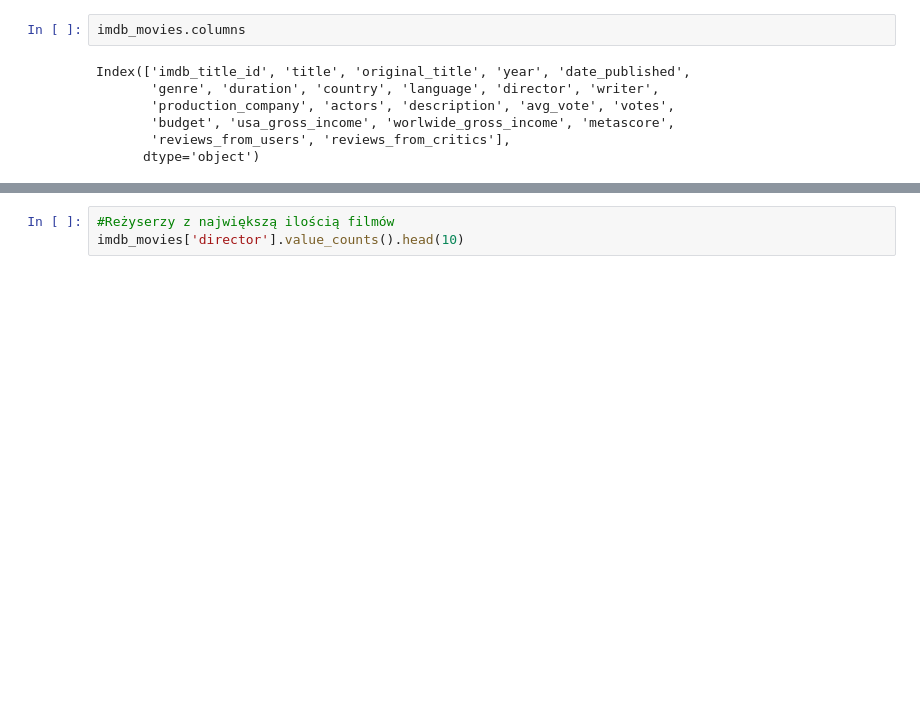
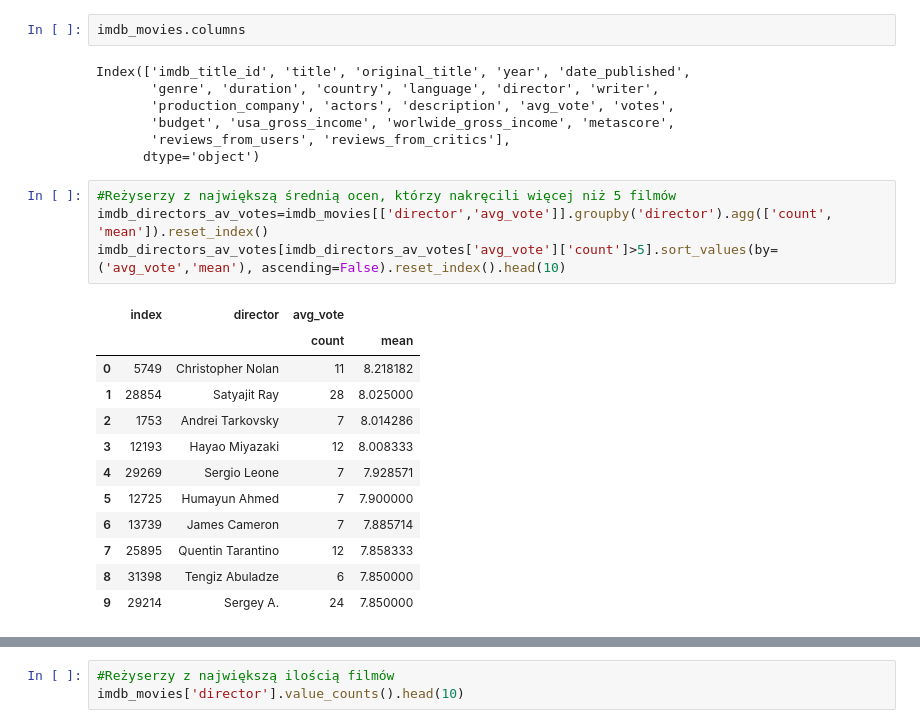
Before and after one commit to KatBotkowska/CodersCrew, a Jupyter notebook: Netflix_data.ipynb, the cells around one changed output, grey strips where cells are left out. Saved outputs shown, nothing was run; the diff lists cells and outputs as text; blank space fills up the shorter version.

Commit message:
directors -votes data

```diff
--- a/Netflix_data.ipynb
+++ b/Netflix_data.ipynb
@@ -786,3 +786,20 @@ Index(['imdb_title_id', 'title', 'original_title', 'year', 'date_published',
        'budget', 'usa_gross_income', 'worlwide_gross_income', 'metascore',
        'reviews_from_users', 'reviews_from_critics'],
       dtype='object')
+# %%
+#Reżyserzy z największą średnią ocen, którzy nakręcili więcej niż 5 filmów
+imdb_directors_av_votes=imdb_movies[['director','avg_vote']].groupby('director').agg(['count', 'mean']).reset_index()
+imdb_directors_av_votes[imdb_directors_av_votes['avg_vote']['count']>5].sort_values(by=('avg_vote','mean'), ascending=False).reset_index().head(10)
+# %% [output]
+|  | index | director | avg_vote |  |
+|  |  |  | count | mean |
+| 0 | 5749 | Christopher Nolan | 11 | 8.218182 |
+| 1 | 28854 | Satyajit Ray | 28 | 8.025000 |
+| 2 | 1753 | Andrei Tarkovsky | 7 | 8.014286 |
+| 3 | 12193 | Hayao Miyazaki | 12 | 8.008333 |
+| 4 | 29269 | Sergio Leone | 7 | 7.928571 |
+| 5 | 12725 | Humayun Ahmed | 7 | 7.900000 |
+| 6 | 13739 | James Cameron | 7 | 7.885714 |
+| 7 | 25895 | Quentin Tarantino | 12 | 7.858333 |
+| 8 | 31398 | Tengiz Abuladze | 6 | 7.850000 |
+| 9 | 29214 | Sergey A. | 24 | 7.850000 |
```
Also changed, not shown: parts of 7 cells of this notebook.
